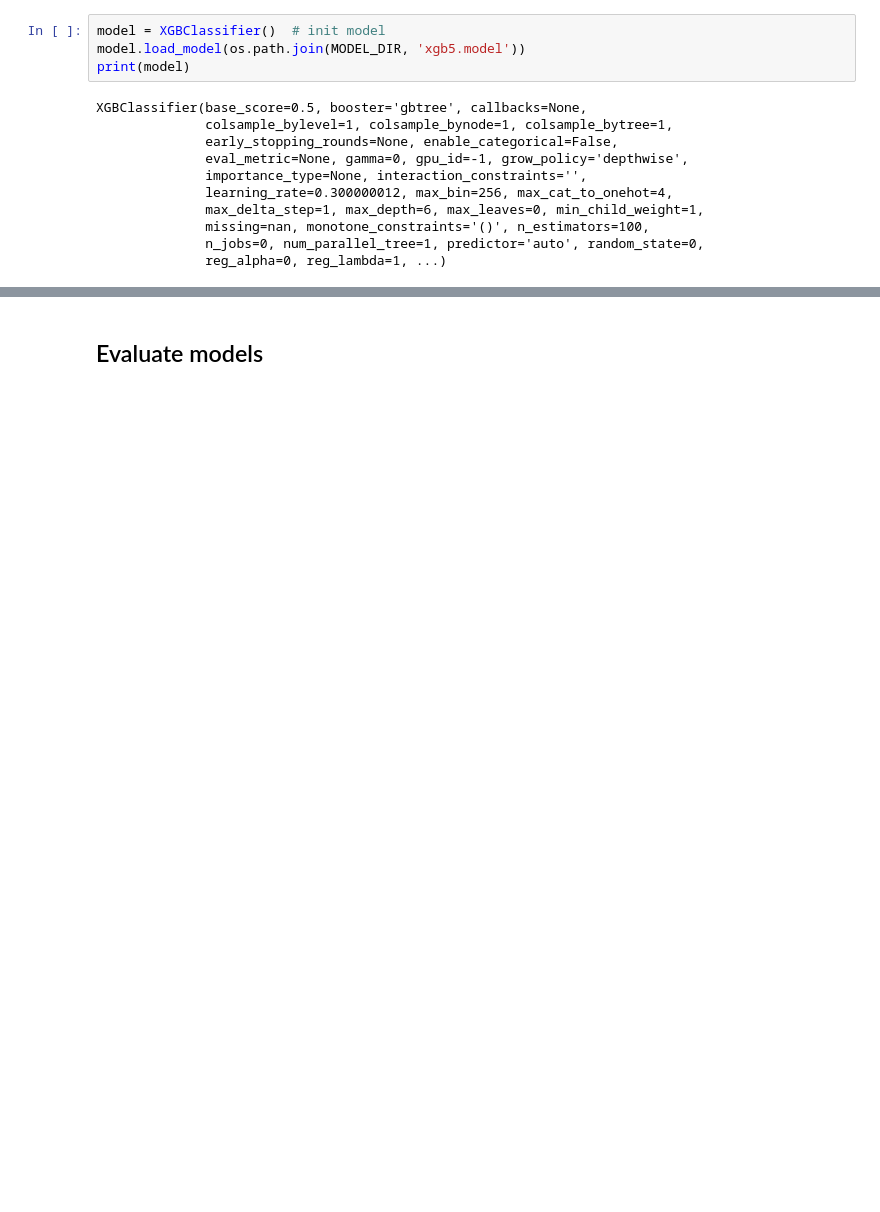
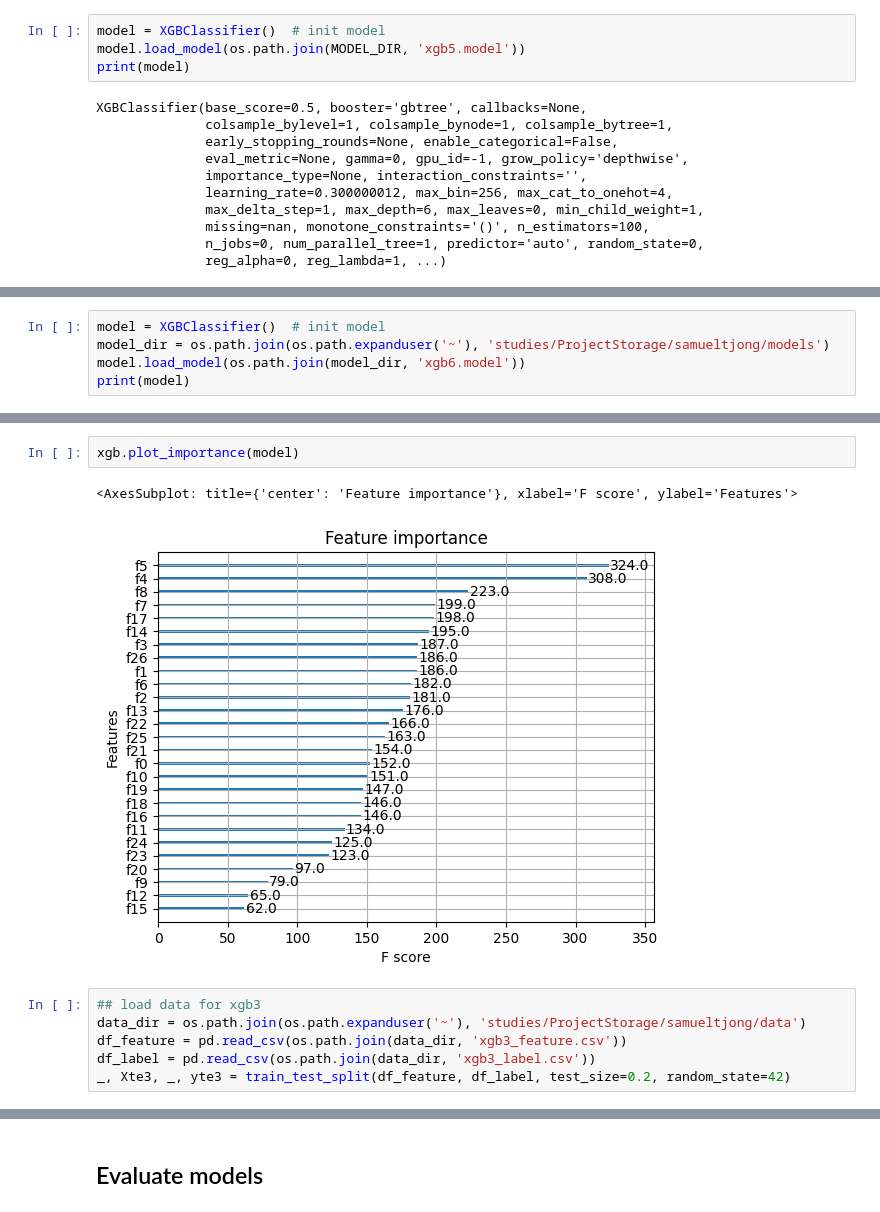
Before and after one commit to HaotingS/dsa4262_project, a Jupyter notebook: notebooks/modeling4_yeejet.ipynb, the cells around one changed output, grey strips where cells are left out. Drawn from its saved outputs; the diff is of its cells as text; blank space fills up the shorter version.

```diff
--- a/notebooks/modeling4_yeejet.ipynb
+++ b/notebooks/modeling4_yeejet.ipynb
@@ -455,0 +458,5 @@ pr_curves.append(precision_recall_curve(yte, yhat1_probs))
+# %%
+model = XGBClassifier()  # init model
+model_dir = os.path.join(os.path.expanduser('~'), 'studies/ProjectStorage/samueltjong/models')
+model.load_model(os.path.join(model_dir, 'xgb6.model'))
+print(model)
@@ -455,0 +474,11 @@ pr_curves.append(precision_recall_curve(yte, yhat1_probs))
+# %%
+xgb.plot_importance(model)
+# %% [output]
+<AxesSubplot: title={'center': 'Feature importance'}, xlabel='F score', ylabel='Features'>
+[figure, added]
+# %%
+## load data for xgb3
+data_dir = os.path.join(os.path.expanduser('~'), 'studies/ProjectStorage/samueltjong/data')
+df_feature = pd.read_csv(os.path.join(data_dir, 'xgb3_feature.csv'))
+df_label = pd.read_csv(os.path.join(data_dir, 'xgb3_label.csv'))
+_, Xte3, _, yte3 = train_test_split(df_feature, df_label, test_size=0.2, random_state=42)
```
Also changed, not shown: parts of 21 cells of this notebook.
